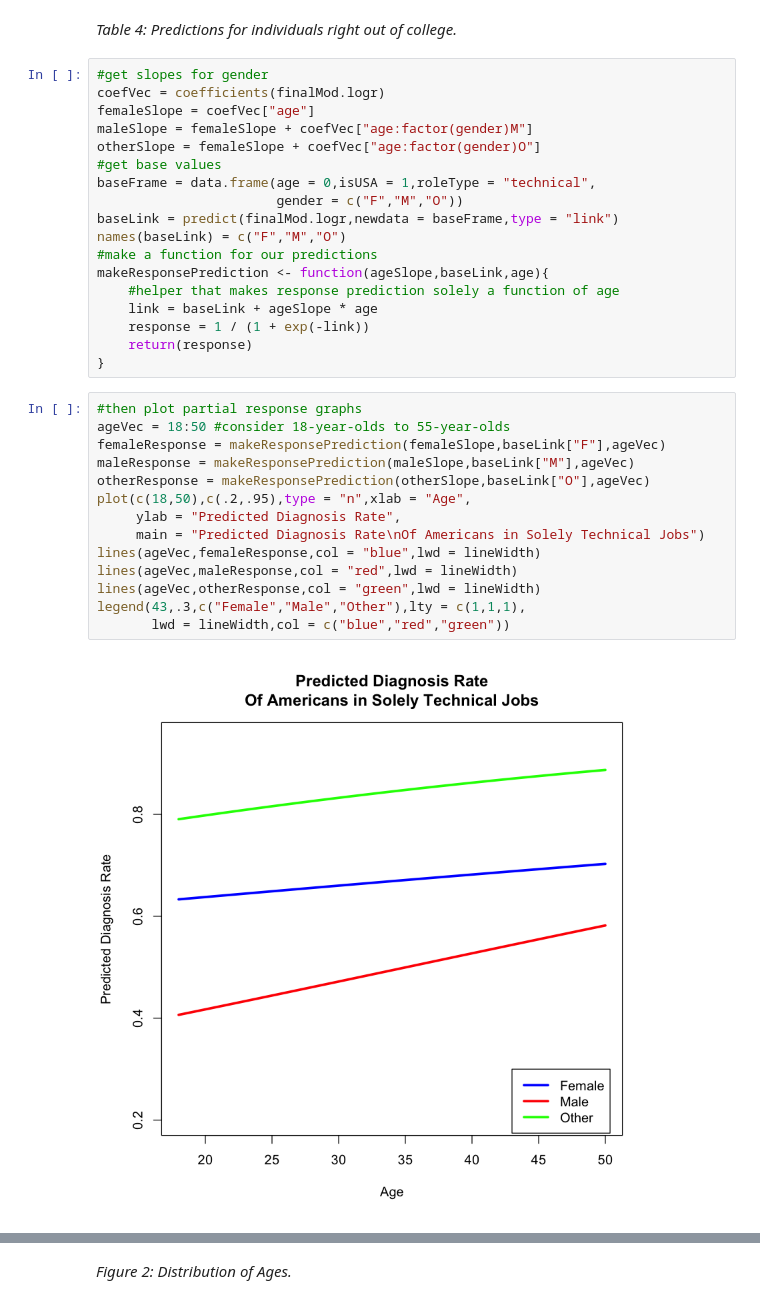
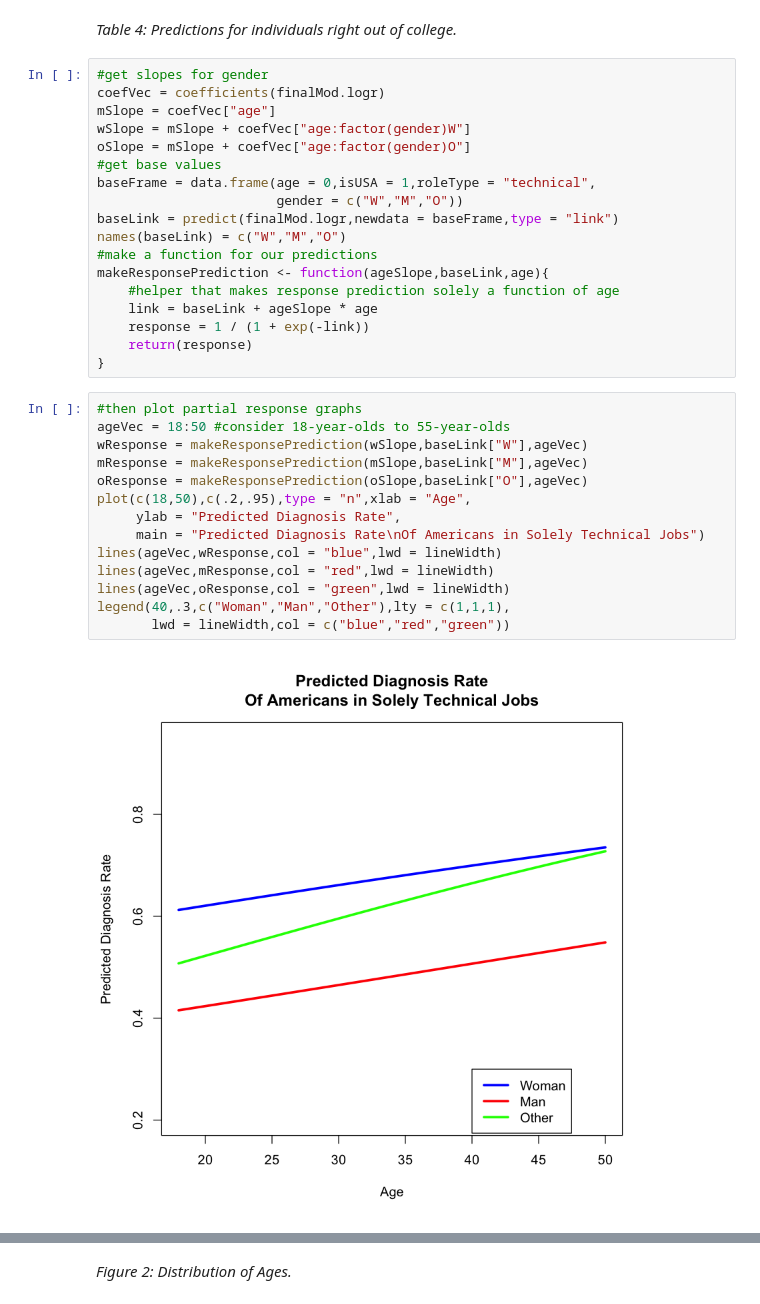
Before and after one commit to PLBMR/mentalHealthDataAnalysis, a Jupyter notebook: osmiMentalHealthInTech/analysis/inference.ipynb, the cells around one changed output, grey strips where cells are left out. Drawn from its saved outputs; the diff is of its cells as text.

```diff
--- a/osmiMentalHealthInTech/analysis/inference.ipynb
+++ b/osmiMentalHealthInTech/analysis/inference.ipynb
@@ -192,14 +192,14 @@ _Table 4: Predictions for individuals right out of college._
 # %%
 #get slopes for gender
 coefVec = coefficients(finalMod.logr)
-femaleSlope = coefVec["age"]
-maleSlope = femaleSlope + coefVec["age:factor(gender)M"]
-otherSlope = femaleSlope + coefVec["age:factor(gender)O"]
+mSlope = coefVec["age"]
+wSlope = mSlope + coefVec["age:factor(gender)W"]
+oSlope = mSlope + coefVec["age:factor(gender)O"]
 #get base values
 baseFrame = data.frame(age = 0,isUSA = 1,roleType = "technical",
-                       gender = c("F","M","O"))
+                       gender = c("W","M","O"))
 baseLink = predict(finalMod.logr,newdata = baseFrame,type = "link")
-names(baseLink) = c("F","M","O")
+names(baseLink) = c("W","M","O")
 #make a function for our predictions
 makeResponsePrediction <- function(ageSlope,baseLink,age){
     #helper that makes response prediction solely a function of age
@@ -210,17 +210,17 @@ makeResponsePrediction <- function(ageSlope,baseLink,age){
 # %%
 #then plot partial response graphs
 ageVec = 18:50 #consider 18-year-olds to 55-year-olds
-femaleResponse = makeResponsePrediction(femaleSlope,baseLink["F"],ageVec)
-maleResponse = makeResponsePrediction(maleSlope,baseLink["M"],ageVec)
-otherResponse = makeResponsePrediction(otherSlope,baseLink["O"],ageVec)
+wResponse = makeResponsePrediction(wSlope,baseLink["W"],ageVec)
+mResponse = makeResponsePrediction(mSlope,baseLink["M"],ageVec)
+oResponse = makeResponsePrediction(oSlope,baseLink["O"],ageVec)
 plot(c(18,50),c(.2,.95),type = "n",xlab = "Age",
      ylab = "Predicted Diagnosis Rate",
      main = "Predicted Diagnosis Rate\nOf Americans in Solely Technical Jobs")
-lines(ageVec,femaleResponse,col = "blue",lwd = lineWidth)
-lines(ageVec,maleResponse,col = "red",lwd = lineWidth)
-lines(ageVec,otherResponse,col = "green",lwd = lineWidth)
-legend(43,.3,c("Female","Male","Other"),lty = c(1,1,1),
+lines(ageVec,wResponse,col = "blue",lwd = lineWidth)
+lines(ageVec,mResponse,col = "red",lwd = lineWidth)
+lines(ageVec,oResponse,col = "green",lwd = lineWidth)
+legend(40,.3,c("Woman","Man","Other"),lty = c(1,1,1),
        lwd = lineWidth,col = c("blue","red","green"))
 # %% [output]
-[figure, old version]
+[figure, new version]
 # %% [markdown]
```
Also changed, not shown: parts of 13 cells of this notebook, 18 other files.
